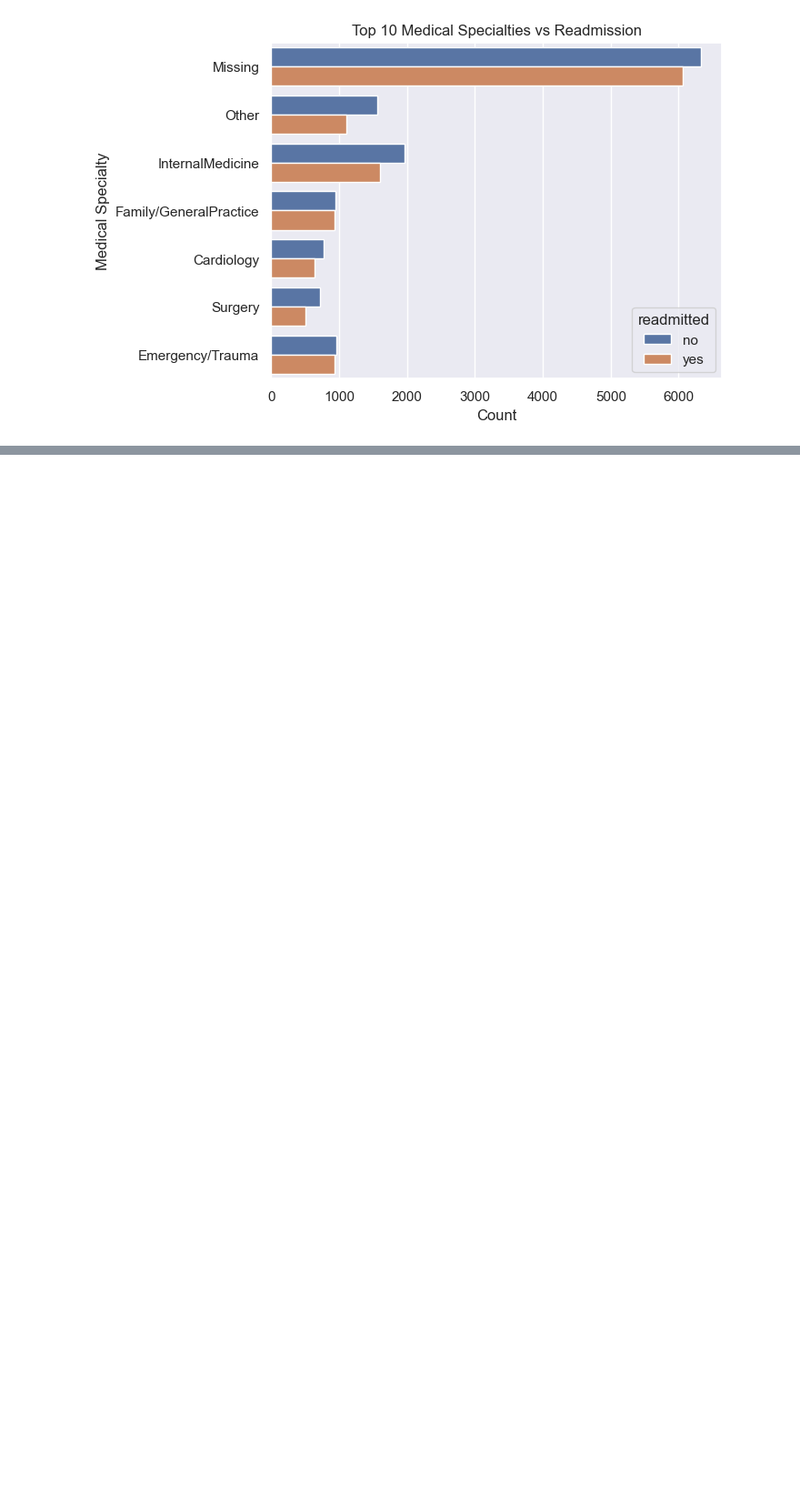
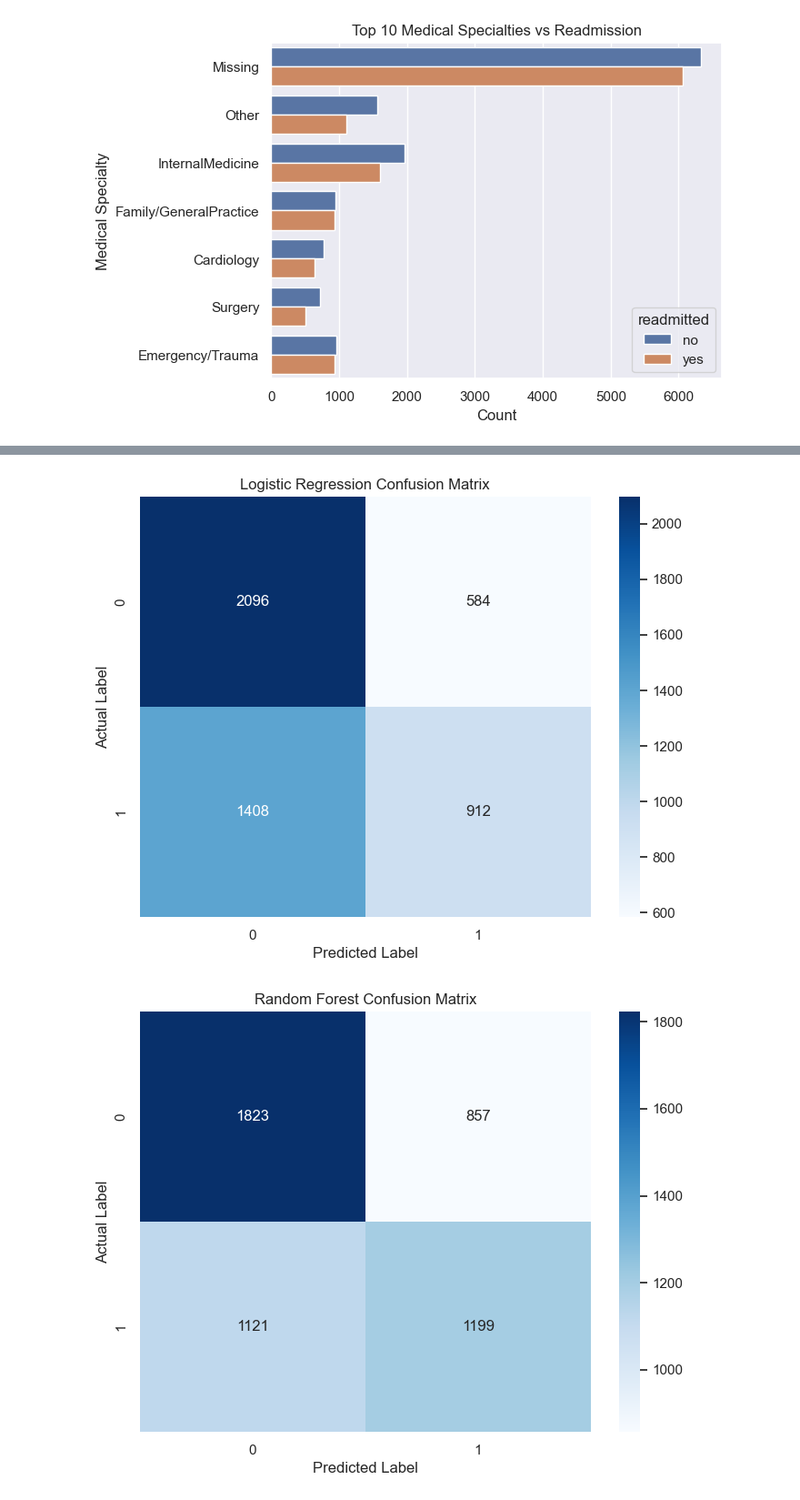
Before and after one commit to TahaTikriti/Hospital_readmission_Project, a Jupyter notebook: data_exploration.ipynb, the cells around one changed output, grey strips where cells are left out. Shown at 91% size. Cells and saved outputs as stored; diff of their text form; code cells hidden in the pictures; blank space fills up the shorter version.

```diff
--- a/data_exploration.ipynb
+++ b/data_exploration.ipynb
@@ -138,0 +163,13 @@ plt.show()
+# %%
+#Encoding
+label_encoders = {}
+for column in X.select_dtypes(include=['object']).columns:
+    le = LabelEncoder()
+    X[column] = le.fit_transform(X[column])
+    label_encoders[column] = le
+
+X_train, X_test, y_train, y_test = train_test_split(X, y, test_size=0.2, random_state=12)
+#Scaling
+scaler = MinMaxScaler()
+X_train_scaled = scaler.fit_transform(X_train)
+X_test_scaled = scaler.transform(X_test)
@@ -138,0 +194,19 @@ plt.show()
+# %%
+#Predict And Evaluate
+# Function to evaluate models
+def evaluate_model(model, X_test_scaled, y_test):
+    y_pred = model.predict(X_test_scaled)
+    accuracy = accuracy_score(y_test, y_pred)
+    clf_report = classification_report(y_test, y_pred)
+    conf_matrix = confusion_matrix(y_test, y_pred)
+
+    return accuracy, clf_report, conf_matrix
+
+# Evaluate Logistic Regression
+logistic_accuracy, logistic_clf_report, logistic_conf_matrix = evaluate_model(logistic_model, X_test_scaled, y_test)
+
+# Evaluate Random Forest
+rf_accuracy, rf_clf_report, rf_conf_matrix = evaluate_model(random_forest_model, X_test_scaled, y_test)
+
+# Evaluate Gradient Boosting
+gb_accuracy, gb_clf_report, gb_conf_matrix = evaluate_model(gradient_boosting_model, X_test_scaled, y_test)
@@ -138,0 +261,16 @@ plt.show()
+# %%
+
+def plot_confusion_matrix(conf_matrix, title):
+    plt.figure(figsize=(8, 6))
+    sns.heatmap(conf_matrix, annot=True, fmt='d', cmap='Blues')
+    plt.title(title)
+    plt.ylabel('Actual Label')
+    plt.xlabel('Predicted Label')
+    plt.show()
+
+plot_confusion_matrix(logistic_conf_matrix, 'Logistic Regression Confusion Matrix')
+plot_confusion_matrix(rf_conf_matrix, 'Random Forest Confusion Matrix')
+plot_confusion_matrix(gb_conf_matrix, 'Gradient Boosting Confusion Matrix')
+# %% [output]
+[figure, added]
+[figure, added]
```
Also changed, not shown: parts of 9 cells of this notebook, 1 other file.
